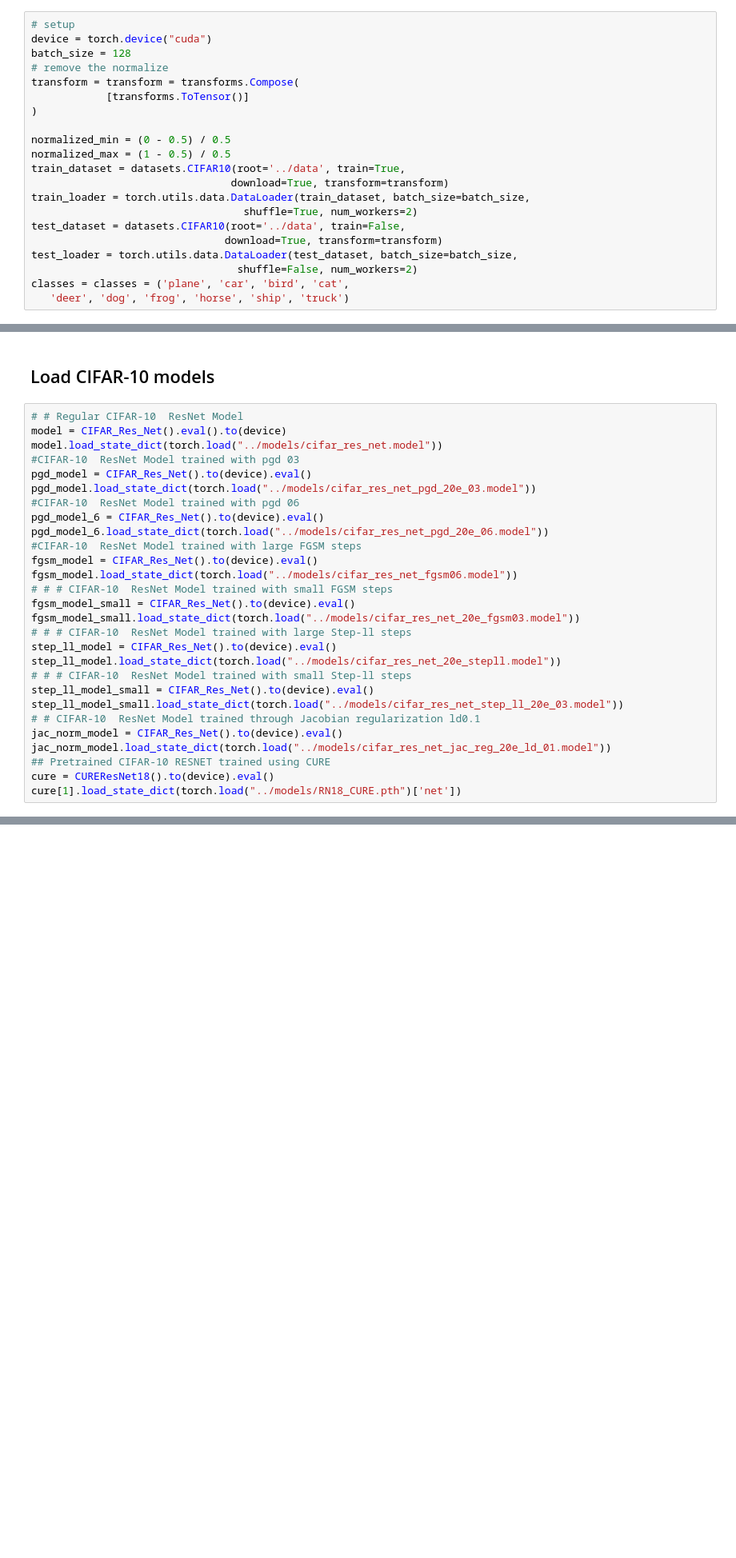
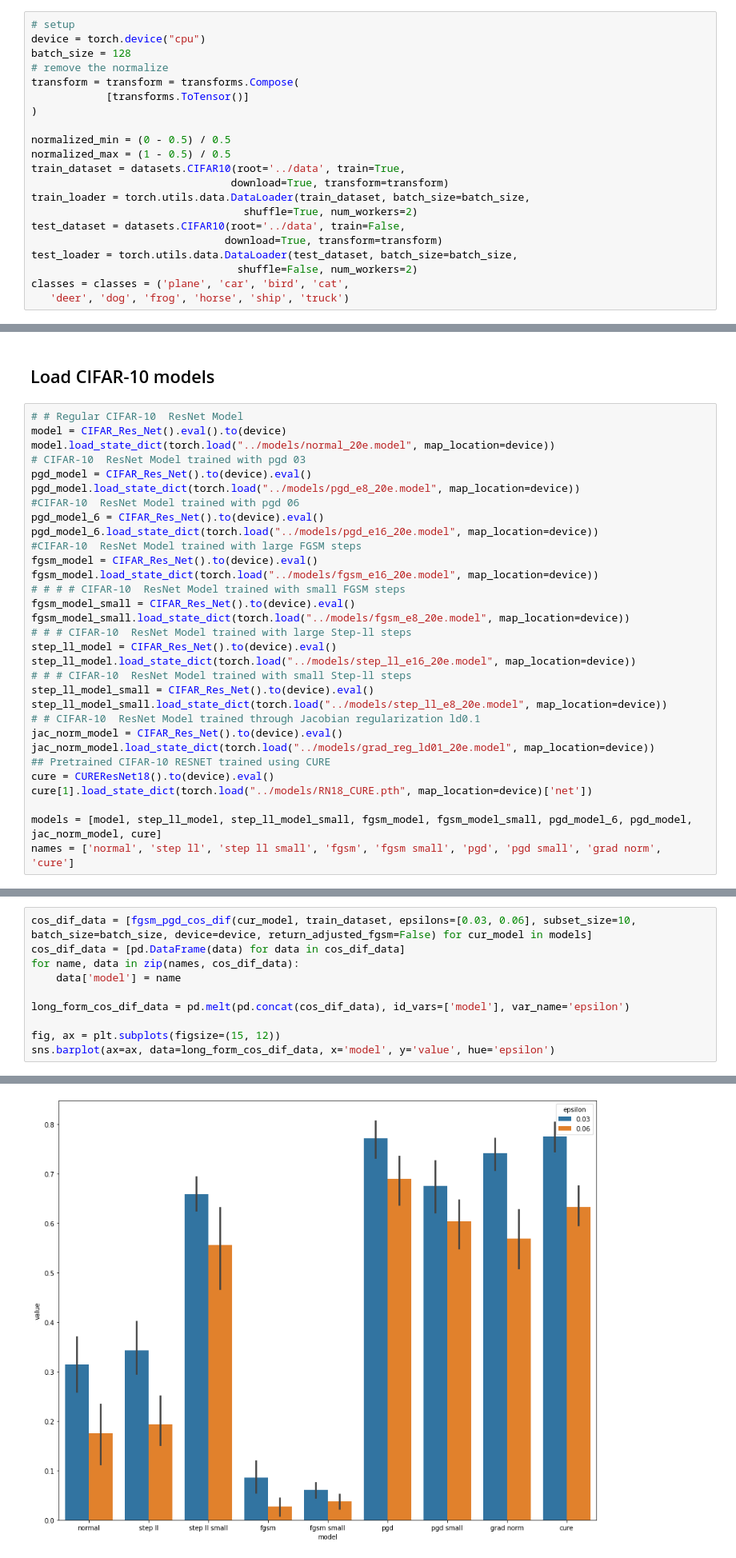
Before and after one commit to CarlosGomes98/false_sense_of_security, a Jupyter notebook: notebooks/Metrics.ipynb, the cells around one changed output, grey strips where cells are left out. Shown at 80% size. Cells and saved outputs as stored; diff of their text form; blank space fills up the shorter version.

Commit message:
Nice graphs, standardize metric functions outputs

```diff
--- a/notebooks/Metrics.ipynb
+++ b/notebooks/Metrics.ipynb
@@ -24,7 +26,7 @@ from src.Nets import CIFAR_Wide_Res_Net, CIFAR_Res_Net, CIFAR_Net, CUREResNet18
 %aimport src.Nets, src.trainers, src.gradient_masking_tests
 # %%
 # setup
-device = torch.device("cuda")
+device = torch.device("cpu")
 batch_size = 128
 # remove the normalize
 transform = transform = transforms.Compose(
@@ -51,28 +53,31 @@ Files already downloaded and verified
 # %%
 # # Regular CIFAR-10  ResNet Model
 model = CIFAR_Res_Net().eval().to(device)
-model.load_state_dict(torch.load("../models/cifar_res_net.model"))
-#CIFAR-10  ResNet Model trained with pgd 03
+model.load_state_dict(torch.load("../models/normal_20e.model", map_location=device))
+# CIFAR-10  ResNet Model trained with pgd 03
 pgd_model = CIFAR_Res_Net().to(device).eval()
-pgd_model.load_state_dict(torch.load("../models/cifar_res_net_pgd_20e_03.model"))
+pgd_model.load_state_dict(torch.load("../models/pgd_e8_20e.model", map_location=device))
 #CIFAR-10  ResNet Model trained with pgd 06
 pgd_model_6 = CIFAR_Res_Net().to(device).eval()
-pgd_model_6.load_state_dict(torch.load("../models/cifar_res_net_pgd_20e_06.model"))
+pgd_model_6.load_state_dict(torch.load("../models/pgd_e16_20e.model", map_location=device))
 #CIFAR-10  ResNet Model trained with large FGSM steps
 fgsm_model = CIFAR_Res_Net().to(device).eval()
-fgsm_model.load_state_dict(torch.load("../models/cifar_res_net_fgsm06.model"))
-# # # CIFAR-10  ResNet Model trained with small FGSM steps
+fgsm_model.load_state_dict(torch.load("../models/fgsm_e16_20e.model", map_location=device))
+# # # # CIFAR-10  ResNet Model trained with small FGSM steps
 fgsm_model_small = CIFAR_Res_Net().to(device).eval()
-fgsm_model_small.load_state_dict(torch.load("../models/cifar_res_net_20e_fgsm03.model"))
+fgsm_model_small.load_state_dict(torch.load("../models/fgsm_e8_20e.model", map_location=device))
 # # # CIFAR-10  ResNet Model trained with large Step-ll steps
 step_ll_model = CIFAR_Res_Net().to(device).eval()
-step_ll_model.load_state_dict(torch.load("../models/cifar_res_net_20e_stepll.model"))
+step_ll_model.load_state_dict(torch.load("../models/step_ll_e16_20e.model", map_location=device))
 # # # CIFAR-10  ResNet Model trained with small Step-ll steps
 step_ll_model_small = CIFAR_Res_Net().to(device).eval()
-step_ll_model_small.load_state_dict(torch.load("../models/cifar_res_net_step_ll_20e_03.model"))
+step_ll_model_small.load_state_dict(torch.load("../models/step_ll_e8_20e.model", map_location=device))
 # # CIFAR-10  ResNet Model trained through Jacobian regularization ld0.1
 jac_norm_model = CIFAR_Res_Net().to(device).eval()
-jac_norm_model.load_state_dict(torch.load("../models/cifar_res_net_jac_reg_20e_ld_01.model"))
+jac_norm_model.load_state_dict(torch.load("../models/grad_reg_ld01_20e.model", map_location=device))
 ## Pretrained CIFAR-10 RESNET trained using CURE
 cure = CUREResNet18().to(device).eval()
-cure[1].load_state_dict(torch.load("../models/RN18_CURE.pth")['net'])
+cure[1].load_state_dict(torch.load("../models/RN18_CURE.pth", map_location=device)['net'])
+
+models = [model, step_ll_model, step_ll_model_small, fgsm_model, fgsm_model_small, pgd_model_6, pgd_model, jac_norm_model, cure]
+names = ['normal', 'step ll', 'step ll small', 'fgsm', 'fgsm small', 'pgd', 'pgd small', 'grad norm', 'cure']
@@ -227,0 +126,11 @@ FGSM success: 0.8082000017166138, PGD Success: 0.914199948310852, Rescaled FGSM
+# %%
+cos_dif_data = [fgsm_pgd_cos_dif(cur_model, train_dataset, epsilons=[0.03, 0.06], subset_size=10, batch_size=batch_size, device=device, return_adjusted_fgsm=False) for cur_model in models]
+cos_dif_data = [pd.DataFrame(data) for data in cos_dif_data]
+for name, data in zip(names, cos_dif_data):
+    data['model'] = name
+
+long_form_cos_dif_data = pd.melt(pd.concat(cos_dif_data), id_vars=['model'], var_name='epsilon')
+
+fig, ax = plt.subplots(figsize=(15, 12))
+sns.barplot(ax=ax, data=long_form_cos_dif_data, x='model', y='value', hue='epsilon')
+# %% [output]
@@ -228,2 +156,3 @@ FGSM success: 0.8082000017166138, PGD Success: 0.914199948310852, Rescaled FGSM
+[figure, added]
 # %% [markdown]
 ### Using test dataset
```
Also changed, not shown: parts of 61 cells of this notebook, 6 other files.
